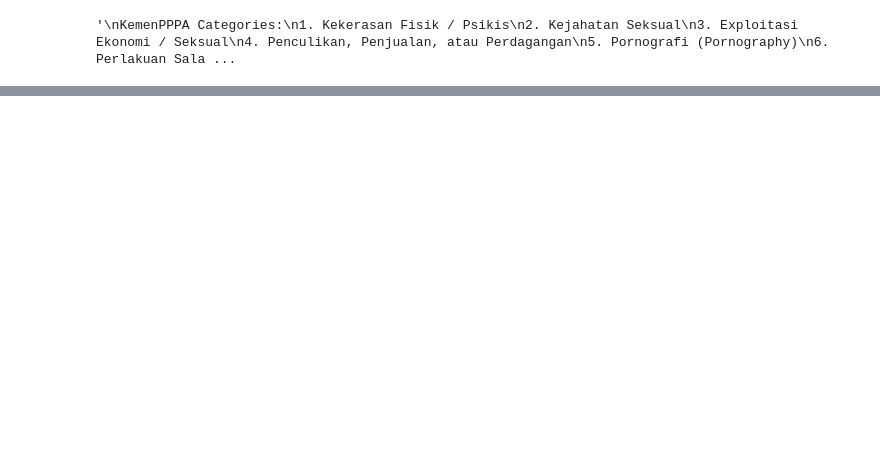
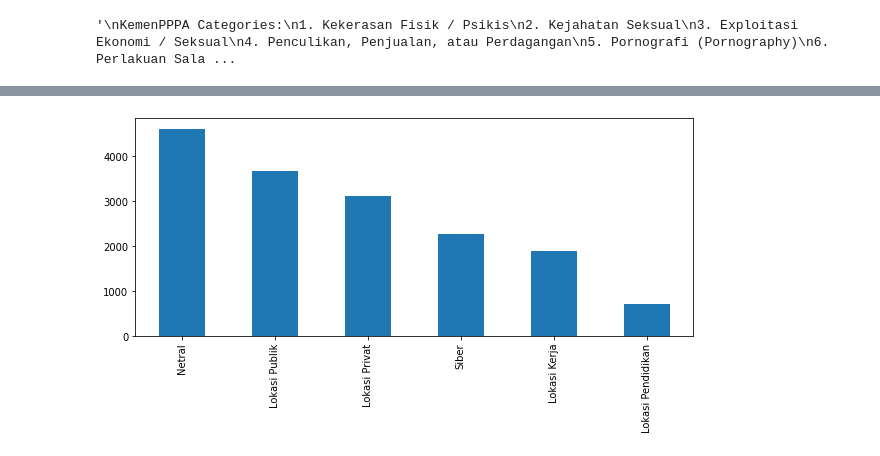
Before and after one commit to aulia-nrp/NLP-using-TensorFlow, a Jupyter notebook: Data_Labelling_B21_CAP0194.ipynb, the cells around one changed output, grey strips where cells are left out. Saved outputs shown, nothing was run; the diff lists cells and outputs as text; code cells hidden in the pictures; blank space fills up the shorter version.

```diff
--- a/Data_Labelling_B21_CAP0194.ipynb
+++ b/Data_Labelling_B21_CAP0194.ipynb
@@ -243 +246,8 @@ Educational Places     699
 Name: label_post, dtype: int64
+# %%
+%matplotlib inline
+my_tags = df['label_post']
+plt.figure(figsize=(10,4))
+df.label_post.value_counts().plot(kind='bar');
+# %% [output]
+[figure, added]
```
Also changed, not shown: parts of 33 cells of this notebook.
